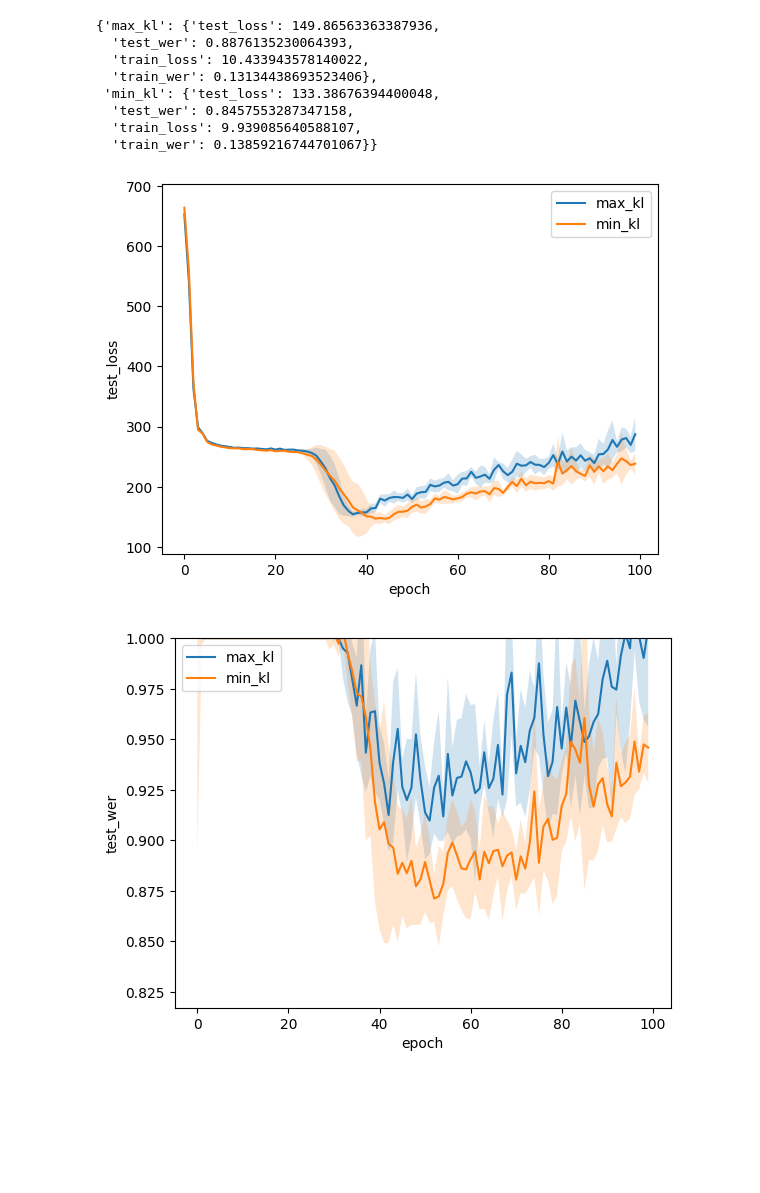
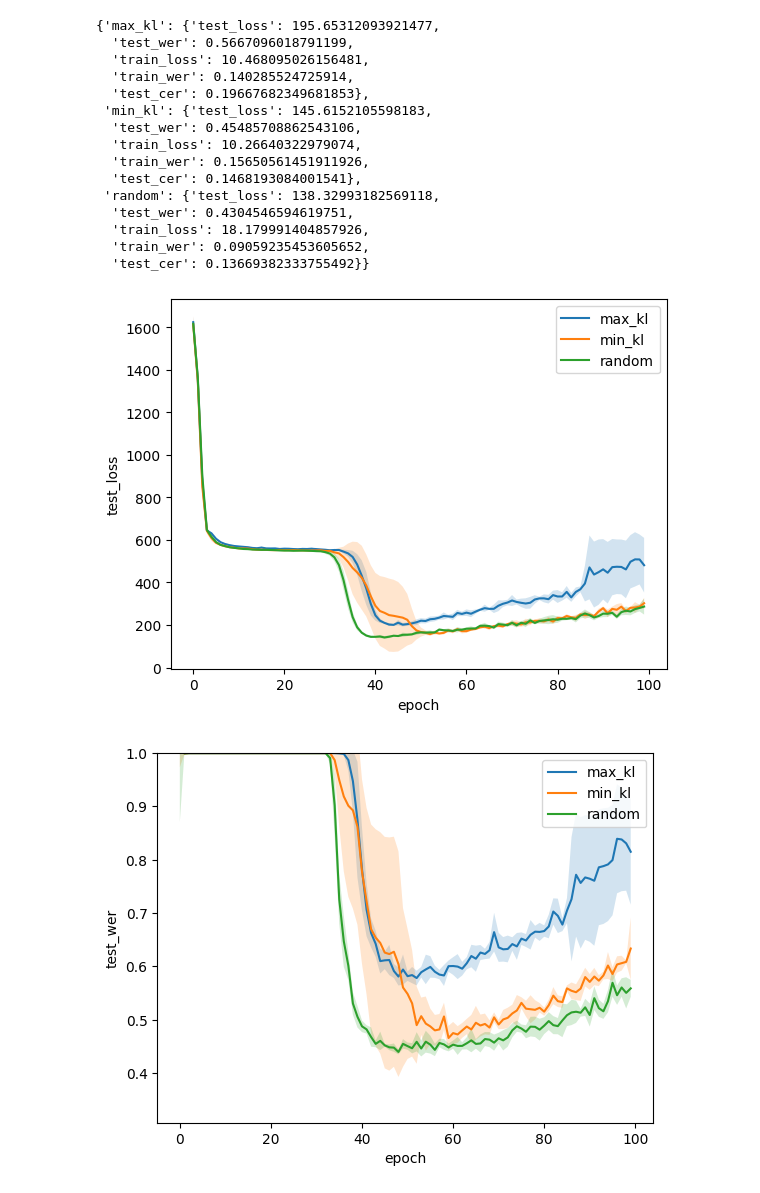
Before and after one commit to shibukazu/ASR, a Jupyter notebook: projects/phoneme-balanced-poc/step1/analyze.ipynb, the cells around one changed output. Saved outputs shown, nothing was run; the diff lists cells and outputs as text; code cells hidden in the pictures; blank space fills up the shorter version.

```diff
--- a/projects/phoneme-balanced-poc/step1/analyze.ipynb
+++ b/projects/phoneme-balanced-poc/step1/analyze.ipynb
@@ -5,9 +5,9 @@ import numpy as np
 import os
 import json
 
-EXPERIMENT_NAME = "libri-ted2-diff-600-adapt"
-metrics_keys = ["test_loss", "test_wer", "train_loss", "train_wer"]
-selection_methods = ["max_kl", "min_kl"]
+EXPERIMENT_NAME = "libri-libri-adapt-600"
+metrics_keys = ["test_loss", "test_wer", "train_loss", "train_wer", "test_cer"]
+selection_methods = ["max_kl", "min_kl", "random"]
 # %%
 client = mlflow.tracking.MlflowClient()
 experiment = client.get_experiment_by_name(EXPERIMENT_NAME)
@@ -51,14 +58,21 @@ count for min_kl and train_wer: 6
 # %%
 metrics_mean_mins
 # %% [output]
-{'max_kl': {'test_loss': 149.86563363387936,
-  'test_wer': 0.8876135230064393,
-  'train_loss': 10.433943578140022,
-  'train_wer': 0.13134438693523406},
- 'min_kl': {'test_loss': 133.38676394400048,
-  'test_wer': 0.8457553287347158,
-  'train_loss': 9.939085640588107,
-  'train_wer': 0.13859216744701067}}
+{'max_kl': {'test_loss': 195.65312093921477,
+  'test_wer': 0.5667096018791199,
+  'train_loss': 10.468095026156481,
+  'train_wer': 0.140285524725914,
+  'test_cer': 0.19667682349681853},
+ 'min_kl': {'test_loss': 145.6152105598183,
+  'test_wer': 0.45485708862543106,
+  'train_loss': 10.26640322979074,
+  'train_wer': 0.15650561451911926,
+  'test_cer': 0.1468193084001541},
+ 'random': {'test_loss': 138.32993182569118,
+  'test_wer': 0.4304546594619751,
+  'train_loss': 18.179991404857926,
+  'train_wer': 0.09059235453605652,
+  'test_cer': 0.13669382333755492}}
 # %%
 metrics_mean_mins
 SAVE_DIR = f"figs/{EXPERIMENT_NAME}/"
@@ -68,24 +82,24 @@ with open(f"{SAVE_DIR}/mean_min_WER.json", "w") as f:
 # %%
 # plot
 for metrics_key in metrics_keys:
     fig, ax = plt.subplots()
     for selection_method in selection_methods:
         ax.plot(metrics_means[selection_method][metrics_key], label=selection_method)
         ax.fill_between(
             np.arange(len(metrics_means[selection_method][metrics_key])),
             metrics_means[selection_method][metrics_key] - metrics_stds[selection_method][metrics_key],
             metrics_means[selection_method][metrics_key] + metrics_stds[selection_method][metrics_key],
             alpha=0.2,
         )
     ax.set_xlabel("epoch")
     ax.set_ylabel(metrics_key)
-    if metrics_key == "test_wer":
+    if metrics_key == "test_wer" or metrics_key == "test_cer":
         ax.set_ylim(top=1)
     ax.legend()
     plt.show()
     SAVE_DIR = f"figs/{EXPERIMENT_NAME}/"
     os.makedirs(SAVE_DIR, exist_ok=True)
     fig.savefig(f"{SAVE_DIR}/{metrics_key}.png")
 # %% [output]
-[figure, old version]
+[figure, new version]
-[figure, old version]
+[figure, new version]
```
Also changed, not shown: parts of 2 cells of this notebook, 41 other files.
